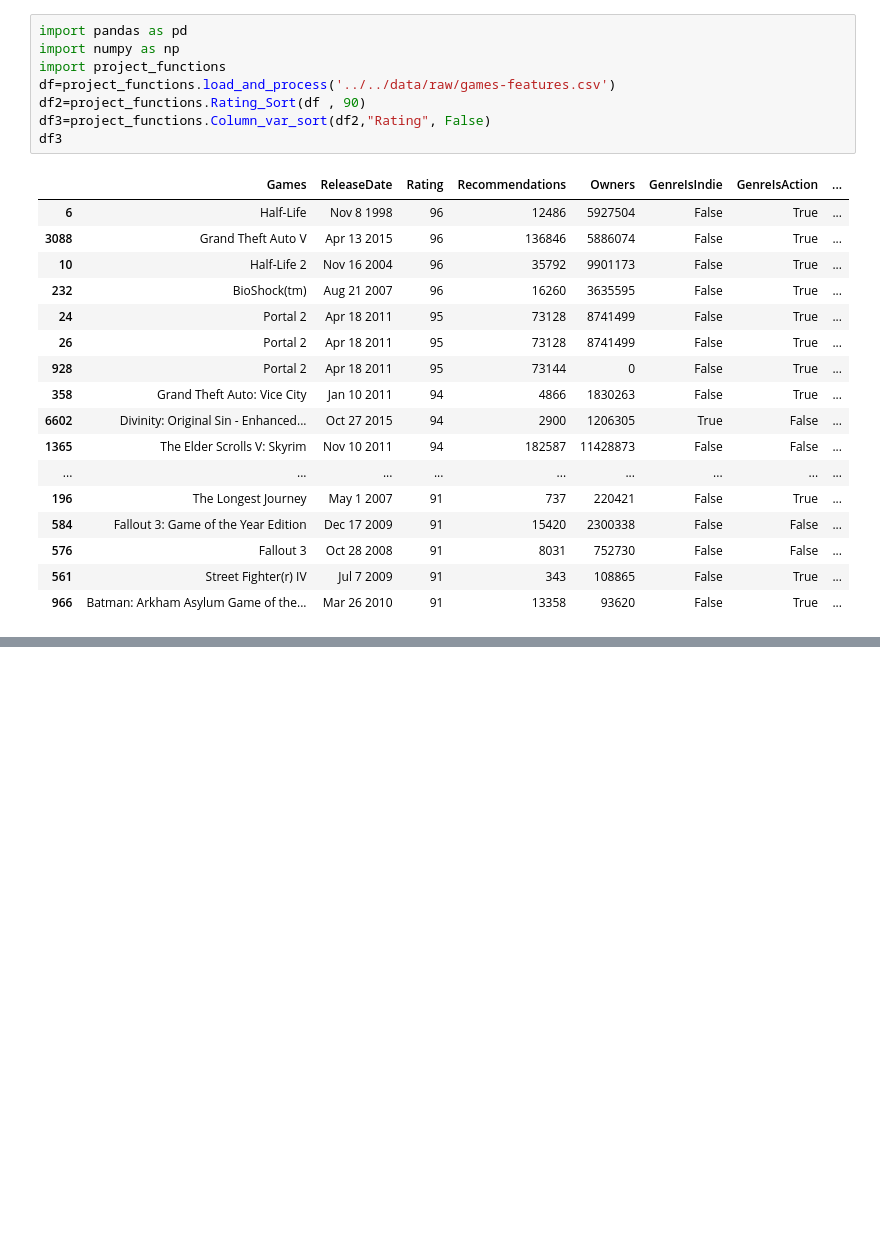
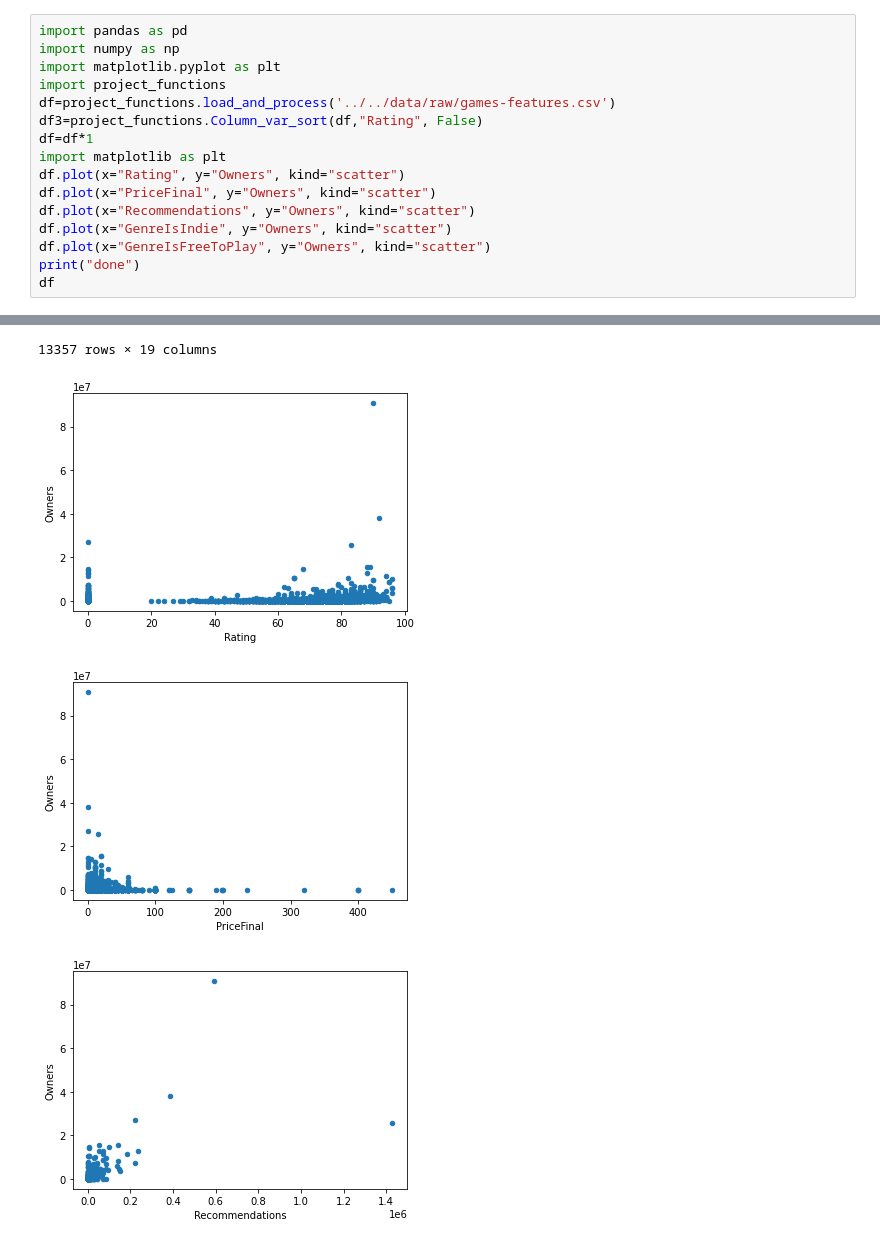
Before and after one commit to bengy124/Data-301-Final-Project, a Jupyter notebook: analysis/Cawston/Milestone2.ipynb, the cells around one changed output, grey strips where cells are left out. Cells and saved outputs as stored; diff of their text form; blank space fills up the shorter version.

```diff
--- a/analysis/Cawston/Milestone2.ipynb
+++ b/analysis/Cawston/Milestone2.ipynb
@@ -1,26 +1,17 @@
-# %%
-import pandas as pd
-import numpy as np
-import project_functions
-df=project_functions.load_and_process('../../data/raw/games-features.csv')
-df2=project_functions.Rating_Sort(df , 90)
-df3=project_functions.Column_var_sort(df2,"Rating", False)
-df3
-# %% [output]
-|  | Games | ReleaseDate | Rating | Recommendations | Owners | GenreIsIndie | GenreIsAction | ... |
-| 6 | Half-Life | Nov 8 1998 | 96 | 12486 | 5927504 | False | True | ... |
-| 3088 | Grand Theft Auto V | Apr 13 2015 | 96 | 136846 | 5886074 | False | True | ... |
-| 10 | Half-Life 2 | Nov 16 2004 | 96 | 35792 | 9901173 | False | True | ... |
-| 232 | BioShock(tm) | Aug 21 2007 | 96 | 16260 | 3635595 | False | True | ... |
-| 24 | Portal 2 | Apr 18 2011 | 95 | 73128 | 8741499 | False | True | ... |
-| 26 | Portal 2 | Apr 18 2011 | 95 | 73128 | 8741499 | False | True | ... |
-| 928 | Portal 2 | Apr 18 2011 | 95 | 73144 | 0 | False | True | ... |
-| 358 | Grand Theft Auto: Vice City | Jan 10 2011 | 94 | 4866 | 1830263 | False | True | ... |
-| 6602 | Divinity: Original Sin - Enhanced... | Oct 27 2015 | 94 | 2900 | 1206305 | True | False | ... |
-| 1365 | The Elder Scrolls V: Skyrim | Nov 10 2011 | 94 | 182587 | 11428873 | False | False | ... |
-| ... | ... | ... | ... | ... | ... | ... | ... | ... |
-| 196 | The Longest Journey | May 1 2007 | 91 | 737 | 220421 | False | True | ... |
-| 584 | Fallout 3: Game of the Year Edition | Dec 17 2009 | 91 | 15420 | 2300338 | False | False | ... |
-| 576 | Fallout 3 | Oct 28 2008 | 91 | 8031 | 752730 | False | False | ... |
-| 561 | Street Fighter(r) IV | Jul 7 2009 | 91 | 343 | 108865 | False | True | ... |
-| 966 | Batman: Arkham Asylum Game of the... | Mar 26 2010 | 91 | 13358 | 93620 | False | True | ... |
+# %%
+import pandas as pd
+import numpy as np
+import matplotlib.pyplot as plt
+import project_functions
+df=project_functions.load_and_process('../../data/raw/games-features.csv')
+df3=project_functions.Column_var_sort(df,"Rating", False)
+df=df*1
+import matplotlib as plt
+df.plot(x="Rating", y="Owners", kind="scatter")
+df.plot(x="PriceFinal", y="Owners", kind="scatter")
+df.plot(x="Recommendations", y="Owners", kind="scatter")
+df.plot(x="GenreIsIndie", y="Owners", kind="scatter")
+df.plot(x="GenreIsFreeToPlay", y="Owners", kind="scatter")
+print("done")
+df
+# %% [output]
@@ -26,0 +31,4 @@ df3
+13357 rows × 19 columns
+[figure, added]
+[figure, added]
+[figure, added]
```
Also changed, not shown: parts of 2 cells of this notebook, 3 other files.
